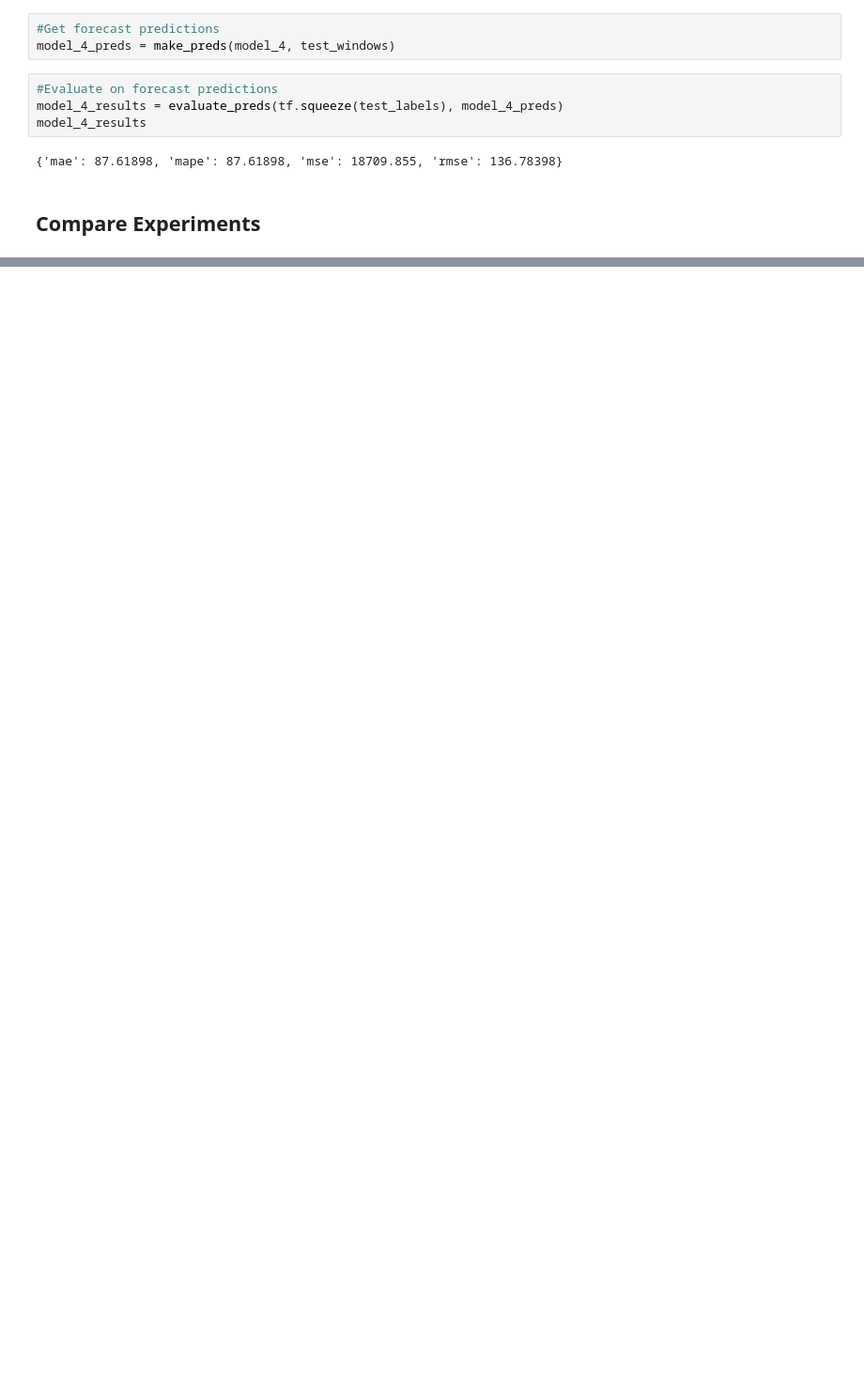
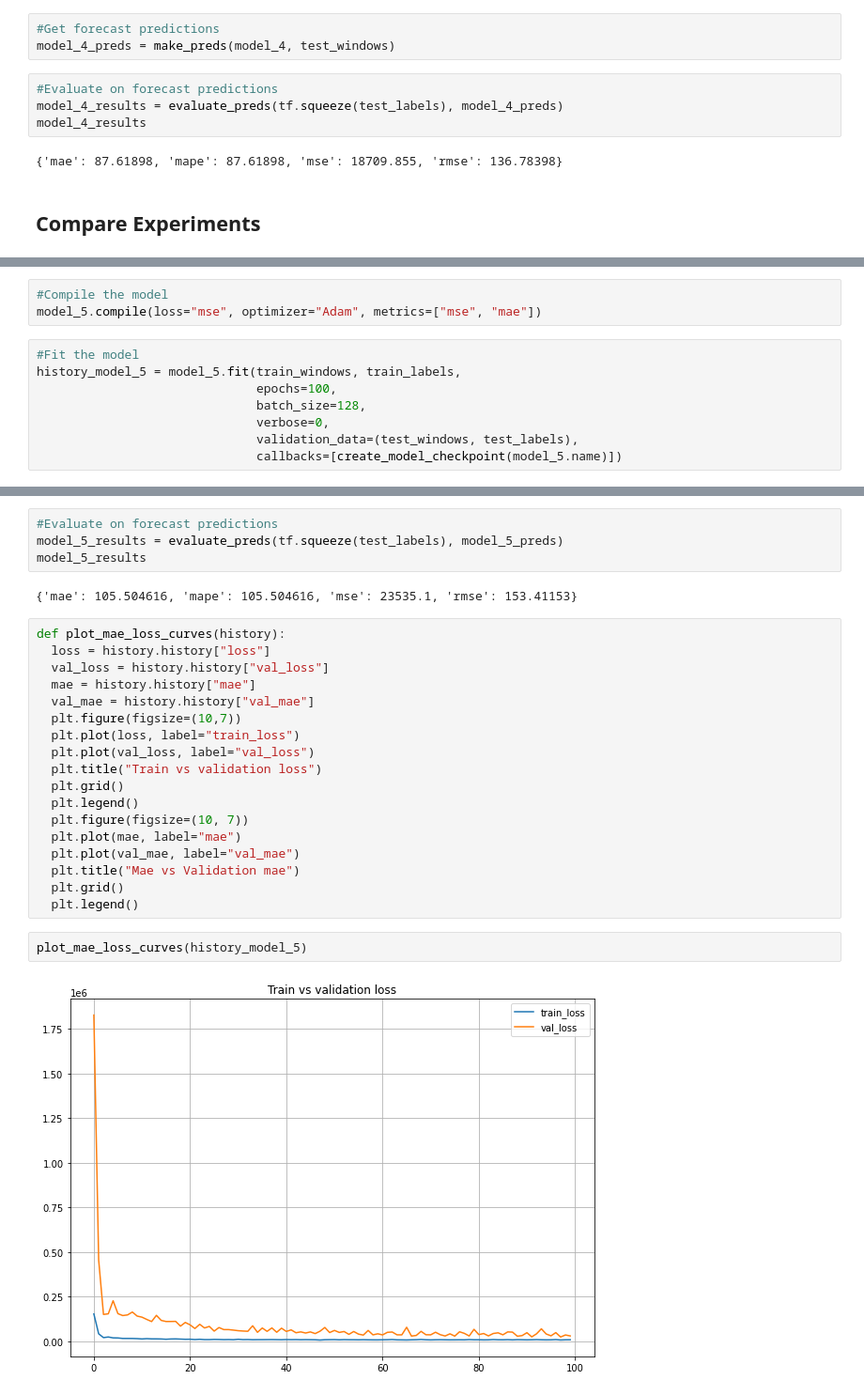
Before and after one commit to schauppi/Udemy_TensorFlow_Developer, a Jupyter notebook: Exam_preparation/Time_series_forecasting_eth_price.ipynb, the cells around one changed output, grey strips where cells are left out. Shown at 94% size. Saved outputs shown, nothing was run; the diff lists cells and outputs as text; blank space fills up the shorter version.

```diff
--- a/Exam_preparation/Time_series_forecasting_eth_price.ipynb
+++ b/Exam_preparation/Time_series_forecasting_eth_price.ipynb
@@ -538,0 +560,11 @@ model_results[["mae"]].sort_values(by="mae")
+# %%
+#Compile the model
+model_5.compile(loss="mse", optimizer="Adam", metrics=["mse", "mae"])
+# %%
+#Fit the model
+history_model_5 = model_5.fit(train_windows, train_labels,
+                              epochs=100,
+                              batch_size=128,
+                              verbose=0,
+                              validation_data=(test_windows, test_labels),
+                              callbacks=[create_model_checkpoint(model_5.name)])
@@ -538,0 +605,28 @@ model_results[["mae"]].sort_values(by="mae")
+# %%
+#Evaluate on forecast predictions
+model_5_results = evaluate_preds(tf.squeeze(test_labels), model_5_preds)
+model_5_results
+# %% [output]
+{'mae': 105.504616, 'mape': 105.504616, 'mse': 23535.1, 'rmse': 153.41153}
+# %%
+def plot_mae_loss_curves(history):
+  loss = history.history["loss"]
+  val_loss = history.history["val_loss"]
+  mae = history.history["mae"]
+  val_mae = history.history["val_mae"]
+  plt.figure(figsize=(10,7))
+  plt.plot(loss, label="train_loss")
+  plt.plot(val_loss, label="val_loss")
+  plt.title("Train vs validation loss")
+  plt.grid()
+  plt.legend()
+  plt.figure(figsize=(10, 7))
+  plt.plot(mae, label="mae")
+  plt.plot(val_mae, label="val_mae")
+  plt.title("Mae vs Validation mae")
+  plt.grid()
+  plt.legend()
+# %%
+plot_mae_loss_curves(history_model_5)
+# %% [output]
+[figure, added]
```
Also changed, not shown: parts of 21 cells of this notebook.
